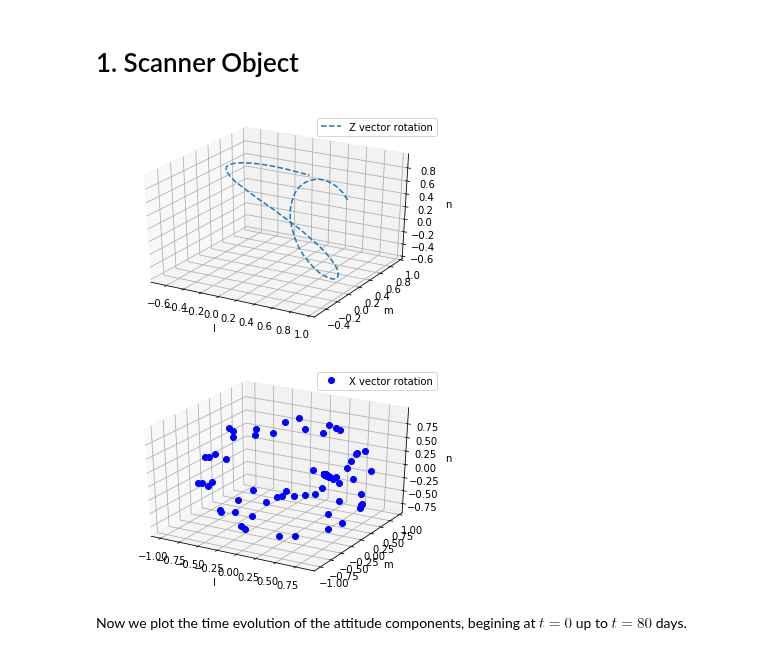
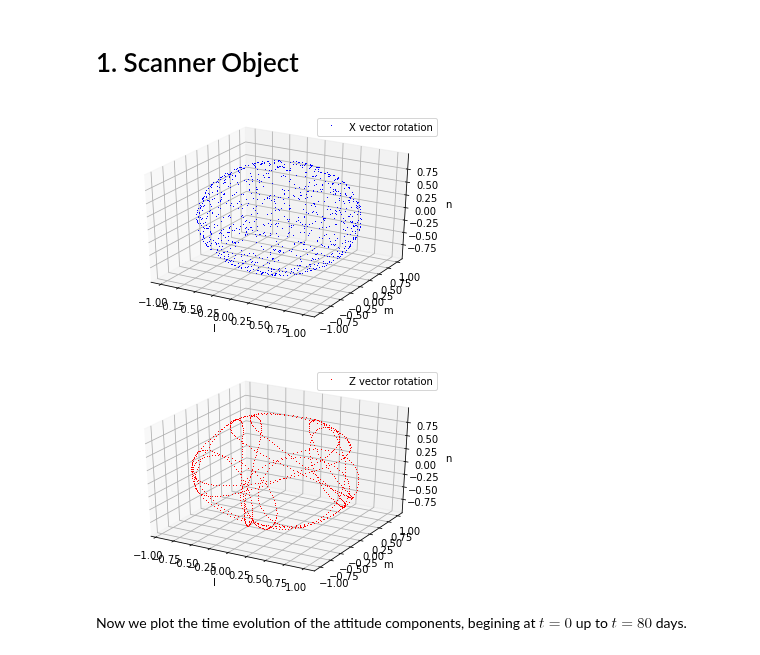
Before and after one commit to bombrun/GaiaLab, a Jupyter notebook: notebooks/2-gaia_analytic_toymodel_notebook.ipynb, the cells around one changed output. Drawn from its saved outputs; the diff is of its cells as text; code cells hidden in the pictures.

```diff
--- a/notebooks/2-gaia_analytic_toymodel_notebook.ipynb
+++ b/notebooks/2-gaia_analytic_toymodel_notebook.ipynb
@@ -69,17 +70,17 @@ The BCRS is a frame of reference that has its axis all parallel to G-Frame, but
 # %% [markdown]
 # 1. Scanner Object
 # %%
-tf_gen = 100 #  365*5
+tf_gen = 365*2
 # %%
 #Create the gaia object.
 #By default, the time for the satellite operating is of 5 years and the creation of data to feed the splines for every hour.
 gaia = Attitude(ti=0, tf=tf_gen, dt= 1/24.)
 # %%
-plot_3DZ(gaia, 0, 365*5, 1000)
-plot_3DX(gaia, 0, 365*5, 1000)
+plot_3D_scanner_pos(gaia, 'X', 0, tf_gen, 1000)
+plot_3D_scanner_pos(gaia, 'Z', 0, tf_gen, 1000)
 # %% [output]
-[figure, old version]
+[figure, new version]
-[figure, old version]
+[figure, new version]
 # %% [markdown]
 Now we plot the time evolution of the attitude components, begining at $t=0$ up to $t=80$ days.
 # %%
```
Also changed, not shown: parts of 19 cells of this notebook, 1 other file.
